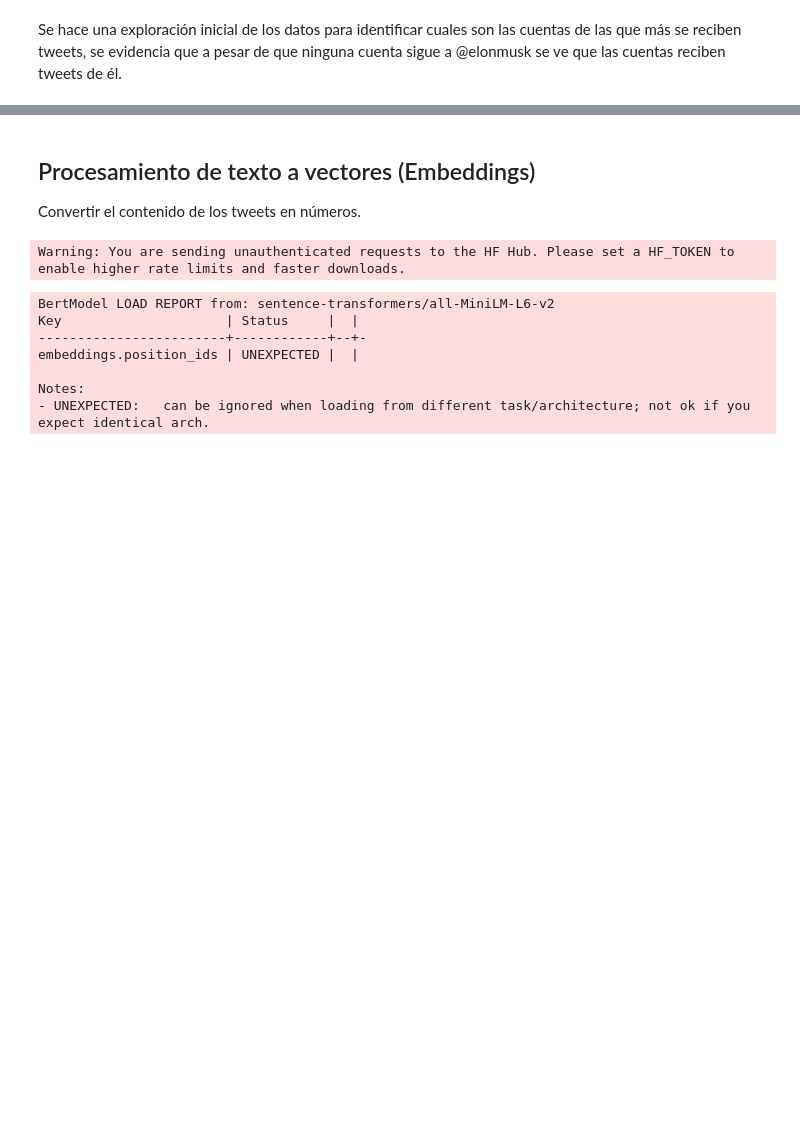
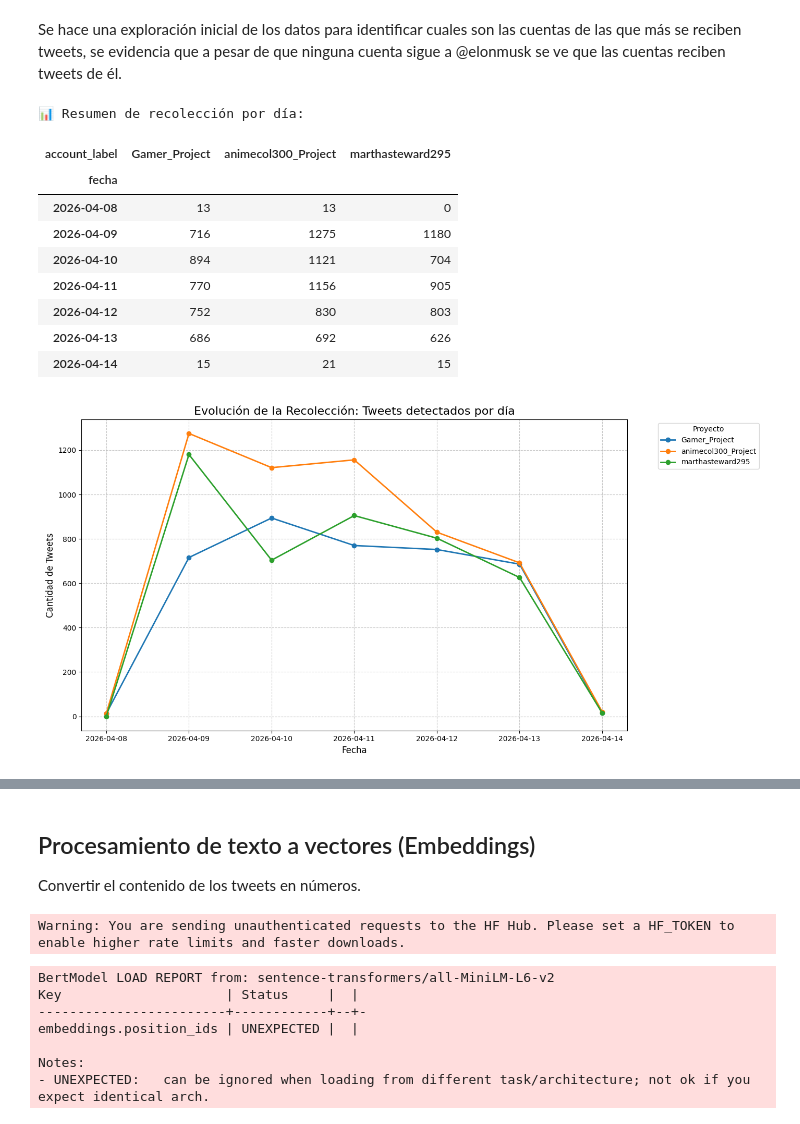
Before and after one commit to nelsonjcelisc/analitica_redes_sociales, a Jupyter notebook: notebooks/instalación.ipynb, the cells around one changed output, grey strips where cells are left out. Cells and saved outputs as stored; diff of their text form; code cells hidden in the pictures; blank space fills up the shorter version.

```diff
--- a/notebooks/instalación.ipynb
+++ b/notebooks/instalación.ipynb
@@ -94,5 +95,60 @@ display(df)
 # %% [markdown]
 Se hace una exploración inicial de los datos para identificar cuales son las cuentas de las que más se reciben tweets, se evidencia que a pesar de que ninguna cuenta sigue a @elonmusk se ve que las cuentas reciben tweets de él.
+# %%
+
+# 1. Convertir la columna de tiempo a formato de fecha real
+
+df['fecha'] = pd.to_datetime(df['timestamp_posted']).dt.date
+
+
+
+# 2. Crear el consolidado: Contar tweets por día y por cuenta
+
+consolidado_diario = df.groupby(['fecha', 'account_label']).size().unstack(fill_value=0)
+
+
+
+# 3. Mostrar la tabla en el Notebook
+
+print("📊 Resumen de recolección por día:")
+
+display(consolidado_diario)
+
+
+
+# 4. Graficar la evolución temporal
+
+plt.figure(figsize=(14, 7))
+
+consolidado_diario.plot(kind='line', marker='o', ax=plt.gca(), linewidth=2)
+
+
+
+plt.title('Evolución de la Recolección: Tweets detectados por día', fontsize=16)
+
+plt.xlabel('Fecha', fontsize=12)
+
+plt.ylabel('Cantidad de Tweets', fontsize=12)
+
+plt.grid(True, linestyle='--', alpha=0.7)
+
+plt.legend(title='Proyecto', bbox_to_anchor=(1.05, 1), loc='upper left')
+
+plt.tight_layout()
+
+plt.show()
+# %% [output]
+📊 Resumen de recolección por día:
+| account_label | Gamer_Project | animecol300_Project | marthasteward295 |
+| fecha |  |  |  |
+| 2026-04-08 | 13 | 13 | 0 |
+| 2026-04-09 | 716 | 1275 | 1180 |
+| 2026-04-10 | 894 | 1121 | 704 |
+| 2026-04-11 | 770 | 1156 | 905 |
+| 2026-04-12 | 752 | 830 | 803 |
+| 2026-04-13 | 686 | 692 | 626 |
+| 2026-04-14 | 15 | 21 | 15 |
+[figure, added]
 # %%
 # 1. Filtramos los Top 10 autores
 top_10_names = df['author'].value_counts().head(10).index
```
Also changed, not shown: parts of 9 cells of this notebook, 2 other files.
